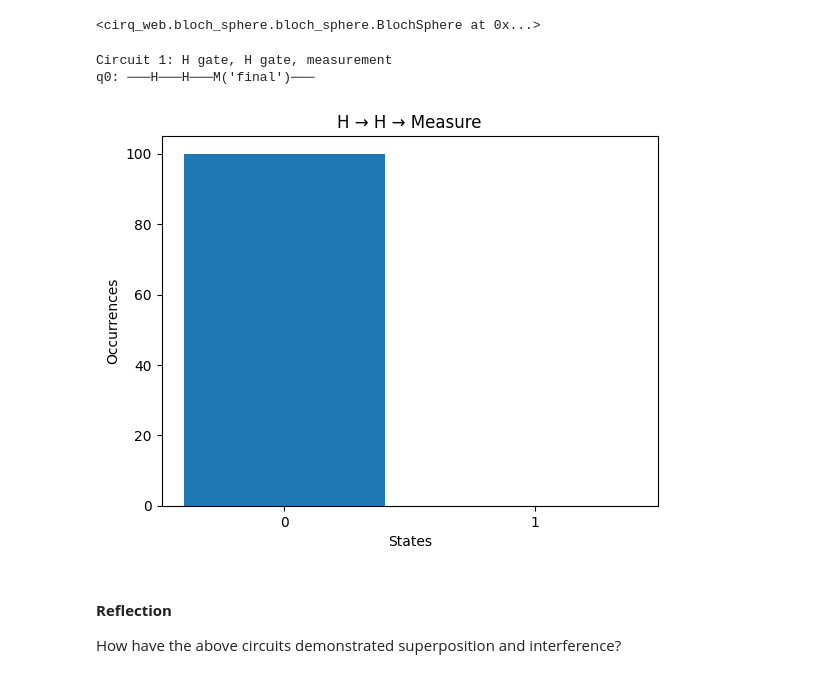
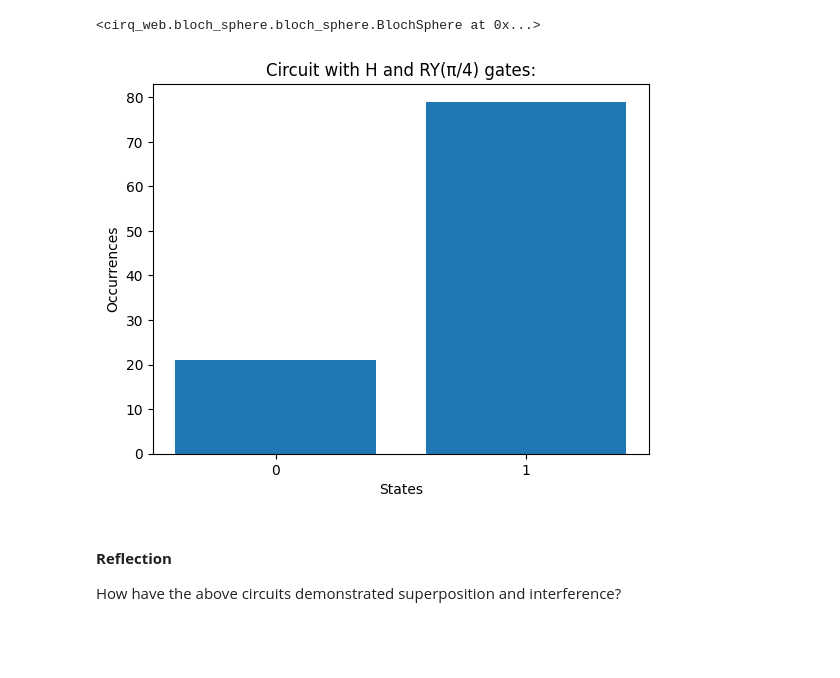
Before and after one commit to Yannaner/BitCamp-2025, a Jupyter notebook: Quantum Workship ipynbs/2025_Bitcamp_Workshop_2_Quantum_Mechanics_of_Qubits_[STUDENT].ipynb, the cells around one changed output. Cells and saved outputs as stored; diff of their text form; code cells hidden in the pictures; blank space fills up the shorter version.

```diff
--- a/Quantum Workship ipynbs/2025_Bitcamp_Workshop_2_Quantum_Mechanics_of_Qubits_[STUDENT].ipynb
+++ b/Quantum Workship ipynbs/2025_Bitcamp_Workshop_2_Quantum_Mechanics_of_Qubits_[STUDENT].ipynb
@@ -112,29 +112,18 @@ Circuit with H and RY(π/4) gates:
 q0: ───H───Ry(0.25π)───
 <cirq_web.bloch_sphere.bloch_sphere.BlochSphere at 0x...>
 # %%
-qubit = cirq.NamedQubit('q0')
-circuit1 = cirq.Circuit()
+#circuits 100 times
+circuit.append(cirq.measure(qubit, key='result'))
+sim = cirq.Simulator()
+result = sim.run(circuit, repetitions=100)
 
-#two Hadamard gates followed by measurement
-circuit1.append(cirq.H(qubit))
-circuit1.append(cirq.H(qubit))
-circuit1.append(cirq.measure(qubit, key='final'))
-
-print("Circuit 1: H gate, H gate, measurement")
-print(circuit1)
-
-sim = cirq.Simulator()
-result1 = sim.run(circuit1, repetitions=100)
-
-hist = cirq.plot_state_histogram(result1, plt.subplot(),
-                              title='H → H → Measure',
-                              xlabel='States',
-                              ylabel='Occurrences')
+hist = cirq.plot_state_histogram(result, plt.subplot(),
+                                title='Circuit with H and RY(π/4) gates:',
+                                xlabel='States',
+                                ylabel='Occurrences')
 plt.show()
 # %% [output]
-Circuit 1: H gate, H gate, measurement
-q0: ───H───H───M('final')───
-[figure, old version]
+[figure, new version]
 # %% [markdown]
 #### **Reflection**
 
```
Also changed, not shown: parts of 1 cell of this notebook, 1 other file.
